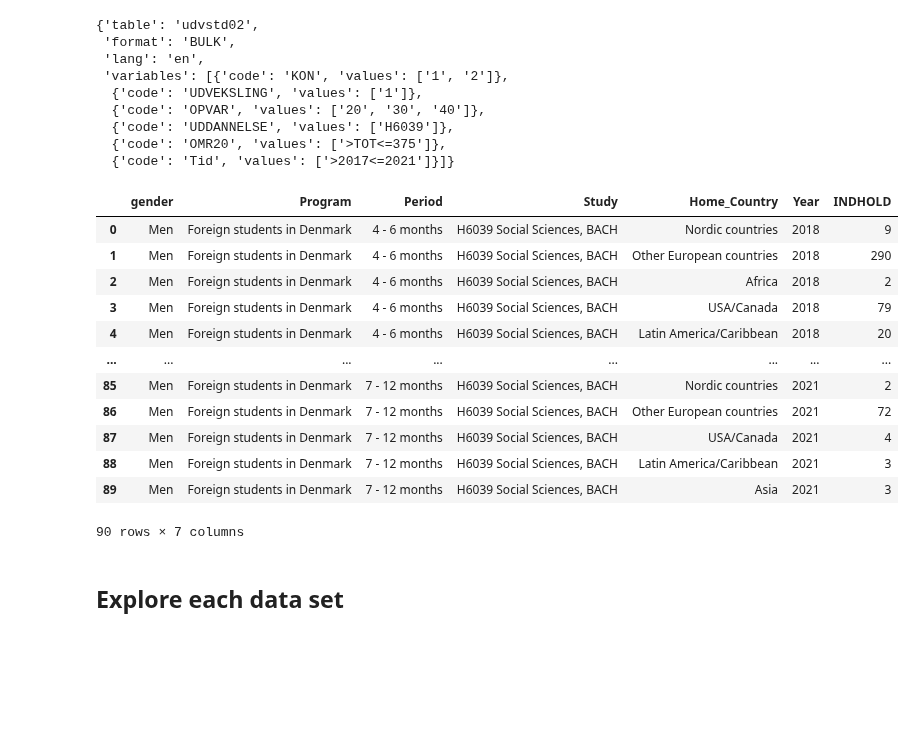
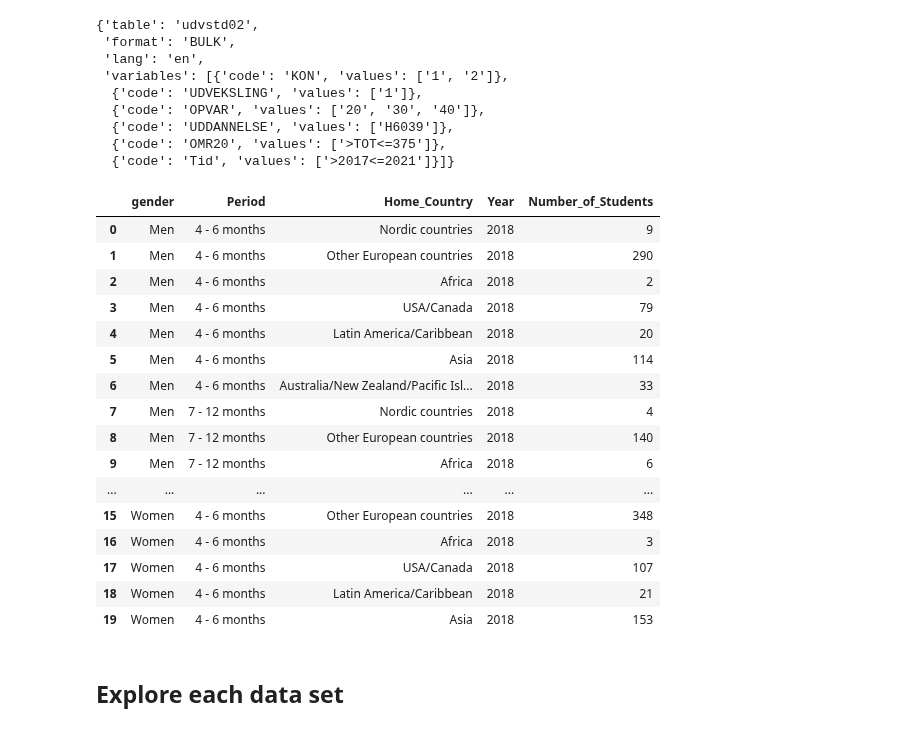
Before and after one commit to NumEconCopenhagen/projects-2023-the-best-duo, a Jupyter notebook: dataproject/dataproject.ipynb, the cells around one changed output. Saved outputs shown, nothing was run; the diff lists cells and outputs as text; code cells hidden in the pictures; blank space fills up the shorter version.

```diff
--- a/dataproject/dataproject.ipynb
+++ b/dataproject/dataproject.ipynb
@@ -186,23 +186,29 @@ params
 # %%
 #Loading data
 exch_stud = exch.get_data(params=params)
 
 #Renaming variables
-exch_stud.rename(columns = {'KON':'gender', 'UDVEKSLING' :'Program', 'OPVAR' : 'Period', 'UDDANNELSE':'Study', 'OMR20' : 'Home_Country', 'TID':'Year'}, inplace=True)
+exch_stud.rename(columns = {'KON':'gender', 'UDVEKSLING' :'Program', 'OPVAR' : 'Period', 'UDDANNELSE':'Study', 'OMR20' : 'Home_Country', 'TID':'Year', 'INDHOLD': 'Number_of_Students'}, inplace=True)
 
+# Dropping unwanted columns
+exch_stud.drop(['Program', 'Study'], axis=1, inplace=True)
 
-exch_stud.head(90)
+exch_stud.head(20)
 # %% [output]
-|  | gender | Program | Period | Study | Home_Country | Year | INDHOLD |
-| 0 | Men | Foreign students in Denmark | 4 - 6 months | H6039 Social Sciences, BACH | Nordic countries | 2018 | 9 |
-| 1 | Men | Foreign students in Denmark | 4 - 6 months | H6039 Social Sciences, BACH | Other European countries | 2018 | 290 |
-| 2 | Men | Foreign students in Denmark | 4 - 6 months | H6039 Social Sciences, BACH | Africa | 2018 | 2 |
-| 3 | Men | Foreign students in Denmark | 4 - 6 months | H6039 Social Sciences, BACH | USA/Canada | 2018 | 79 |
-| 4 | Men | Foreign students in Denmark | 4 - 6 months | H6039 Social Sciences, BACH | Latin America/Caribbean | 2018 | 20 |
-| ... | ... | ... | ... | ... | ... | ... | ... |
-| 85 | Men | Foreign students in Denmark | 7 - 12 months | H6039 Social Sciences, BACH | Nordic countries | 2021 | 2 |
-| 86 | Men | Foreign students in Denmark | 7 - 12 months | H6039 Social Sciences, BACH | Other European countries | 2021 | 72 |
-| 87 | Men | Foreign students in Denmark | 7 - 12 months | H6039 Social Sciences, BACH | USA/Canada | 2021 | 4 |
-| 88 | Men | Foreign students in Denmark | 7 - 12 months | H6039 Social Sciences, BACH | Latin America/Caribbean | 2021 | 3 |
-| 89 | Men | Foreign students in Denmark | 7 - 12 months | H6039 Social Sciences, BACH | Asia | 2021 | 3 |
+|  | gender | Period | Home_Country | Year | Number_of_Students |
+| 0 | Men | 4 - 6 months | Nordic countries | 2018 | 9 |
+| 1 | Men | 4 - 6 months | Other European countries | 2018 | 290 |
+| 2 | Men | 4 - 6 months | Africa | 2018 | 2 |
+| 3 | Men | 4 - 6 months | USA/Canada | 2018 | 79 |
+| 4 | Men | 4 - 6 months | Latin America/Caribbean | 2018 | 20 |
+| 5 | Men | 4 - 6 months | Asia | 2018 | 114 |
+| 6 | Men | 4 - 6 months | Australia/New Zealand/Pacific Isl... | 2018 | 33 |
+| 7 | Men | 7 - 12 months | Nordic countries | 2018 | 4 |
+| 8 | Men | 7 - 12 months | Other European countries | 2018 | 140 |
+| 9 | Men | 7 - 12 months | Africa | 2018 | 6 |
+| ... | ... | ... | ... | ... | ... |
+| 15 | Women | 4 - 6 months | Other European countries | 2018 | 348 |
+| 16 | Women | 4 - 6 months | Africa | 2018 | 3 |
+| 17 | Women | 4 - 6 months | USA/Canada | 2018 | 107 |
+| 18 | Women | 4 - 6 months | Latin America/Caribbean | 2018 | 21 |
+| 19 | Women | 4 - 6 months | Asia | 2018 | 153 |
-90 rows × 7 columns
```
Also changed, not shown: parts of 3 cells of this notebook, 1 other file.
